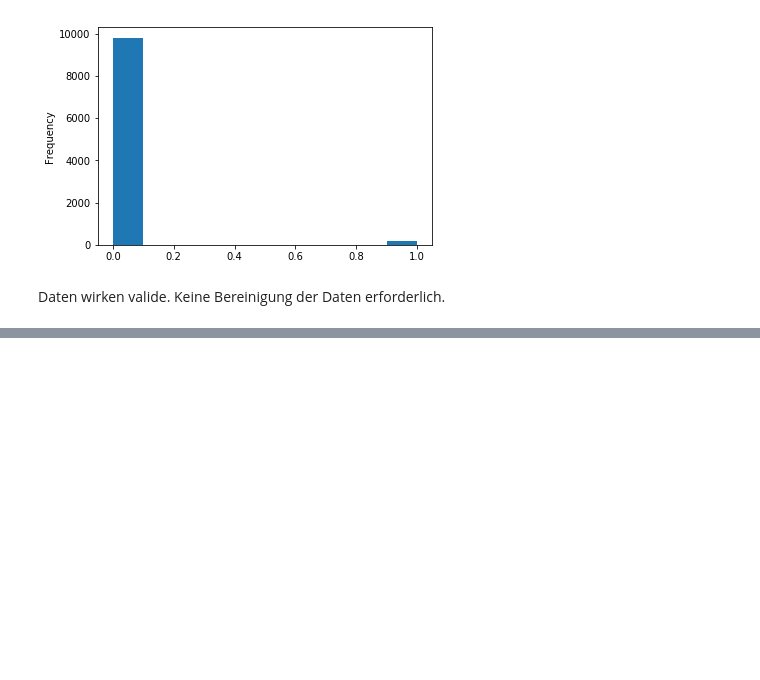
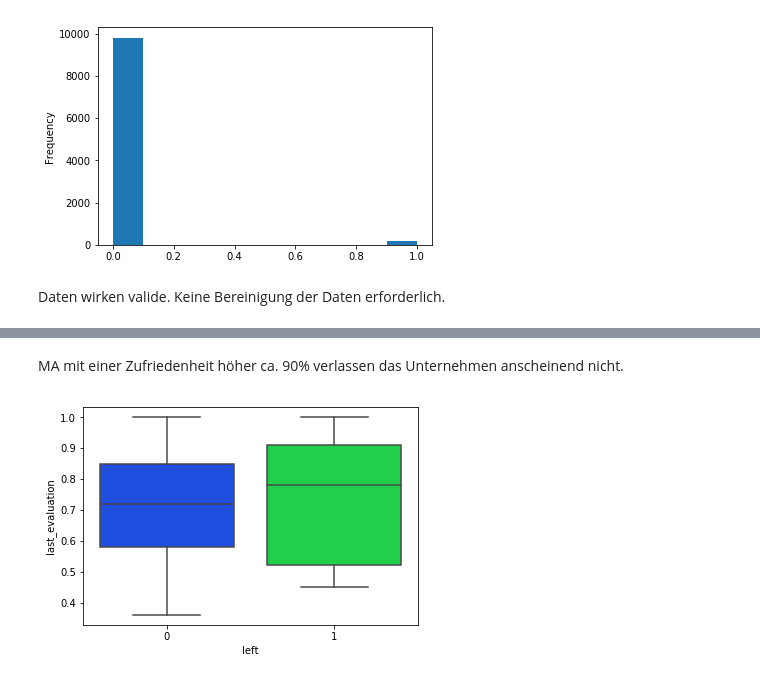
Before and after one commit to hhzanalyticslab/dbm16-hr-competition, a Jupyter notebook: EDA_hr_train.ipynb, the cells around one changed output, grey strips where cells are left out. Drawn from its saved outputs; the diff is of its cells as text; code cells hidden in the pictures; blank space fills up the shorter version.

```diff
--- a/EDA_hr_train.ipynb
+++ b/EDA_hr_train.ipynb
@@ -199,0 +206,6 @@ df.to_pickle('data/hr_train_clean.pkl')
+# %% [markdown]
+ MA mit einer Zufriedenheit höher ca. 90% verlassen das Unternehmen anscheinend nicht.
+# %%
+sns.boxplot(x='left', y='last_evaluation', data=df, palette='bright');
+# %% [output]
+[figure, added]
```
Also changed, not shown: parts of 21 cells of this notebook.
